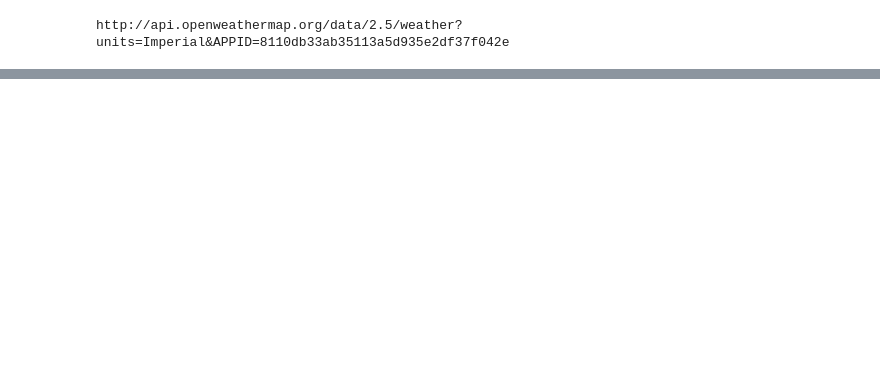
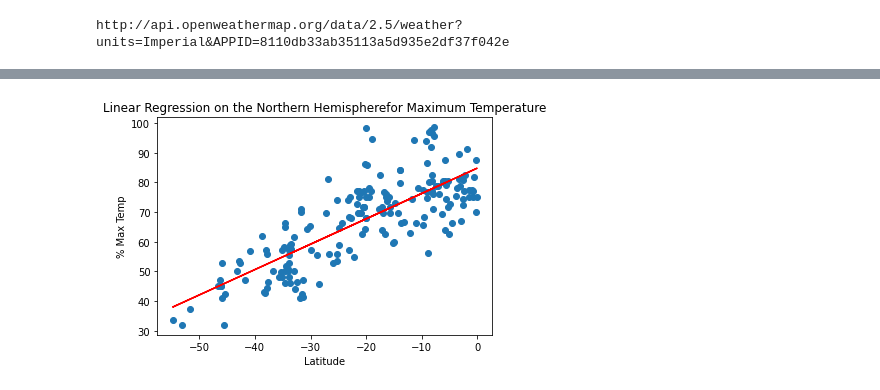
Before and after one commit to SScott08/World_Weather_Analysis, a Jupyter notebook: WeatherPy.ipynb, the cells around one changed output, grey strips where cells are left out. Cells and saved outputs as stored; diff of their text form; code cells hidden in the pictures; blank space fills up the shorter version.

```diff
--- a/WeatherPy.ipynb
+++ b/WeatherPy.ipynb
@@ -228,0 +342,9 @@ city_data_df.to_csv(output_data_file, index_label="City_ID")
+# %%
+# Linear regression on the Northern Hemisphere
+plt.title(f"Linear Regression on the Northern Hemispherefor Maximum Temperature")
+x_values = southern_hemi_df["Lat"]
+y_values = southern_hemi_df["Max Temp"]
+# Call the function.
+plot_linear_regression(x_values, y_values,'Linear Regression on the Northern Hemisphere \n for Maximum Temperature', '% Max Temp',(10,40))
+# %% [output]
+[figure, added]
```
Also changed, not shown: parts of 24 cells of this notebook, 1 other file.
